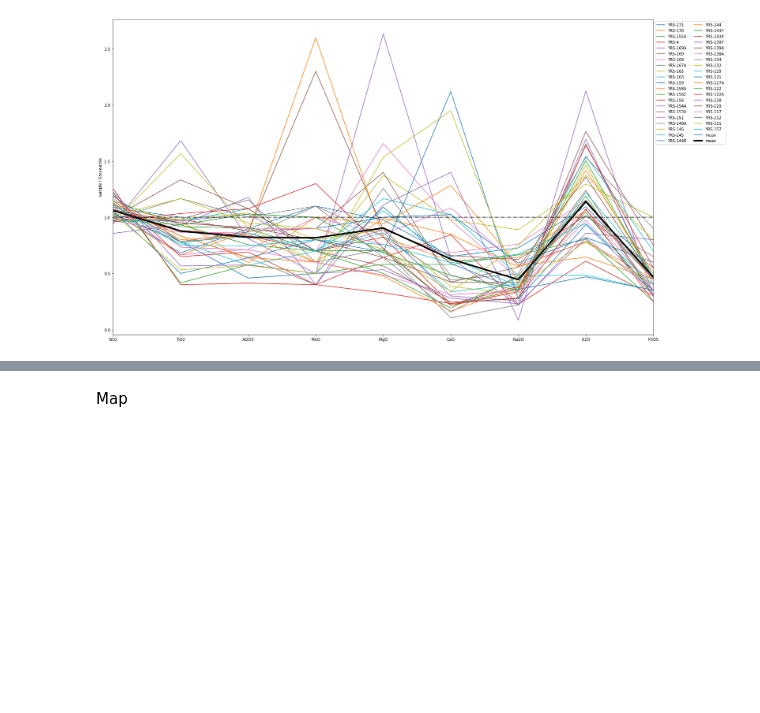
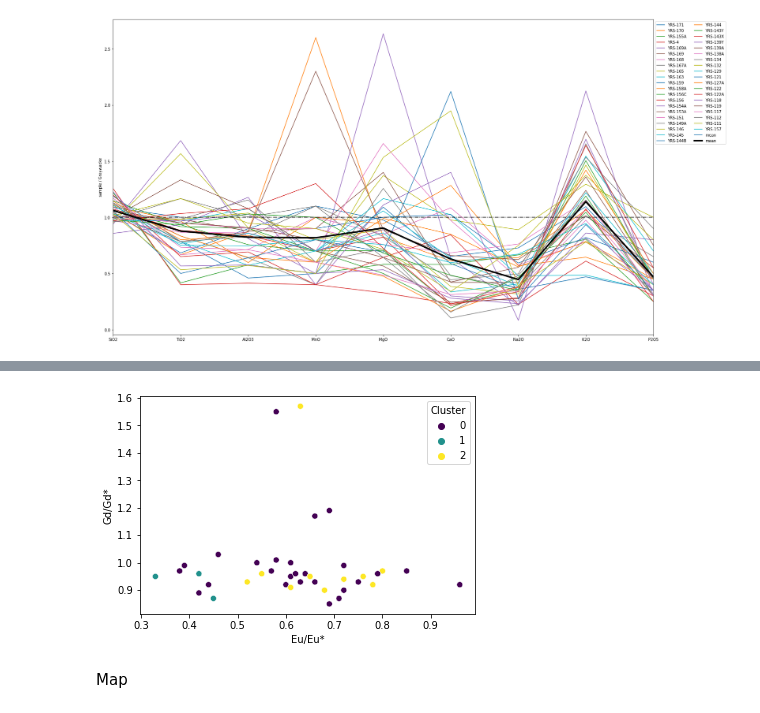
Before and after one commit to vinthegreat84/geochemistry, a Jupyter notebook: geochemistry_YRB.ipynb, the cells around one changed output, grey strips where cells are left out. Saved outputs shown, nothing was run; the diff lists cells and outputs as text; code cells hidden in the pictures; blank space fills up the shorter version.

```diff
--- a/geochemistry_YRB.ipynb
+++ b/geochemistry_YRB.ipynb
@@ -258,0 +331,6 @@ WARNING:matplotlib.backends.backend_ps:The PostScript backend does not support t
+# %%
+# Plot a scatter plot of the data with different colors for different clusters
+sns.scatterplot(data=data, x='Eu/Eu*', y='Gd/Gd*', hue='Cluster', palette='viridis')
+plt.show()
+# %% [output]
+[figure, added]
```
Also changed, not shown: parts of 5 cells of this notebook.
